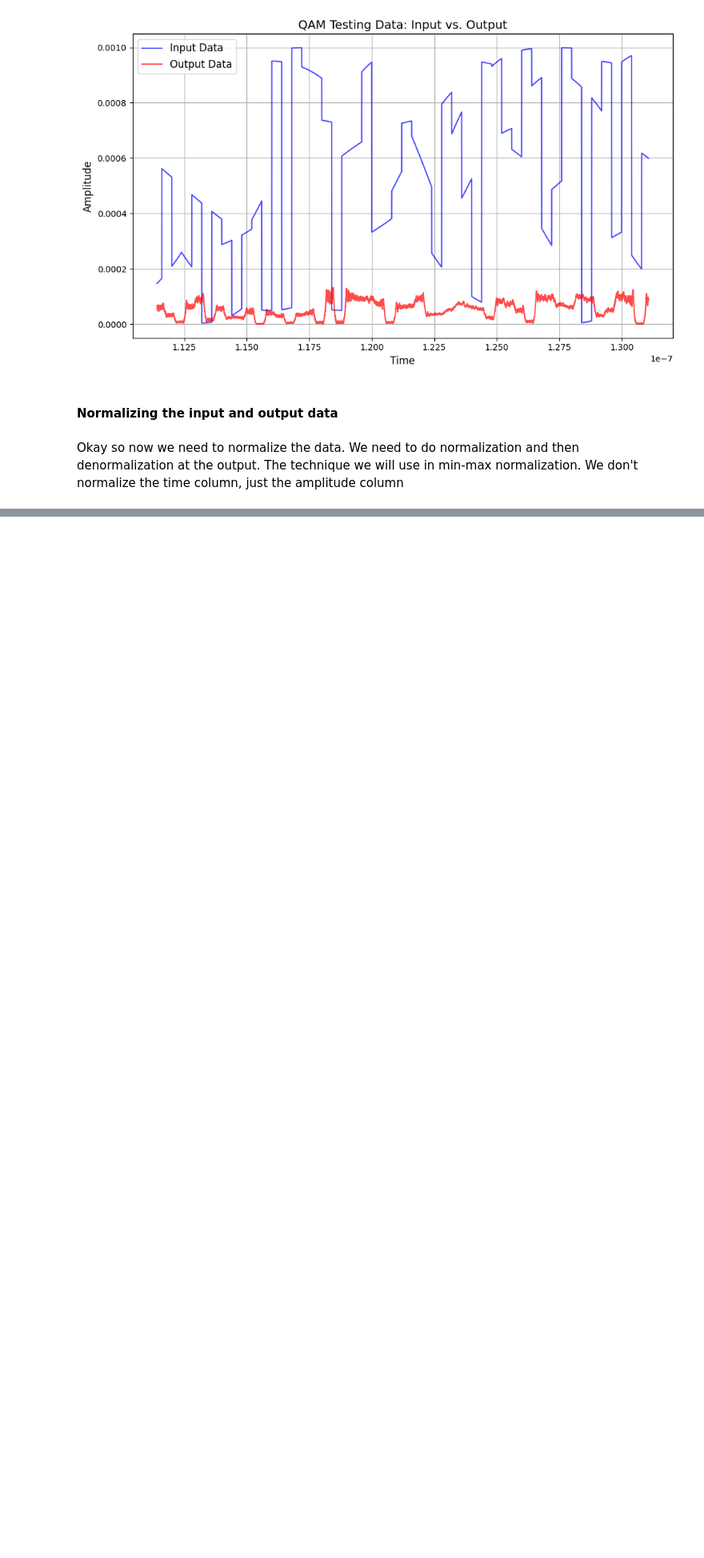
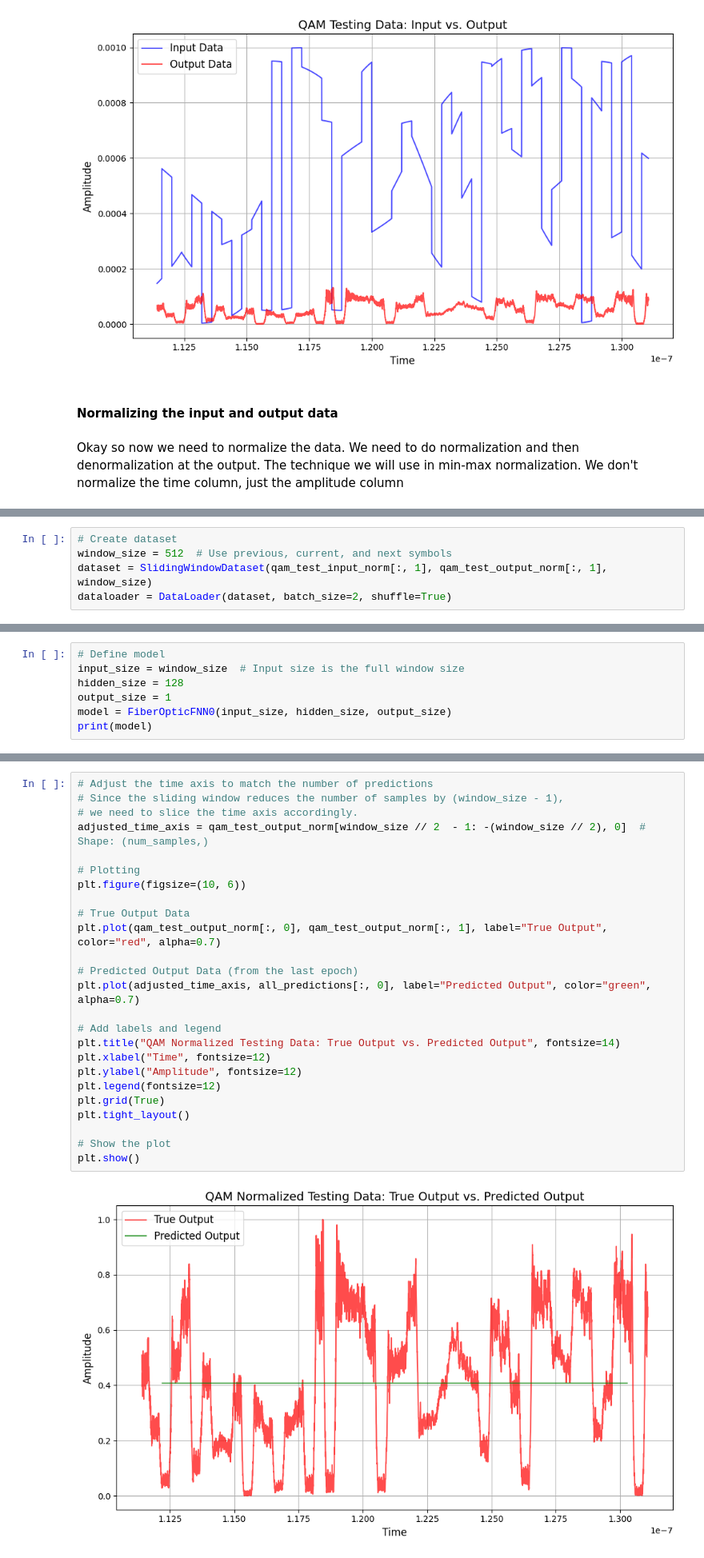
Before and after one commit to charliegil/Capstone, a Jupyter notebook: Tom/Channel_Modelling.ipynb, the cells around one changed output, grey strips where cells are left out. Shown at 80% size. Drawn from its saved outputs; the diff is of its cells as text; blank space fills up the shorter version.

```diff
--- a/Tom/Channel_Modelling.ipynb
+++ b/Tom/Channel_Modelling.ipynb
@@ -184,0 +246,5 @@ Normalized Output: [[1.11409375e-07 5.09155759e-01]
+# %%
+# Create dataset
+window_size = 512  # Use previous, current, and next symbols
+dataset = SlidingWindowDataset(qam_test_input_norm[:, 1], qam_test_output_norm[:, 1], window_size)
+dataloader = DataLoader(dataset, batch_size=2, shuffle=True)
@@ -184,0 +333,7 @@ Normalized Output: [[1.11409375e-07 5.09155759e-01]
+# %%
+# Define model
+input_size = window_size  # Input size is the full window size
+hidden_size = 128
+output_size = 1
+model = FiberOpticFNN0(input_size, hidden_size, output_size)
+print(model)
@@ -184,0 +392,27 @@ Normalized Output: [[1.11409375e-07 5.09155759e-01]
+# %%
+# Adjust the time axis to match the number of predictions
+# Since the sliding window reduces the number of samples by (window_size - 1),
+# we need to slice the time axis accordingly.
+adjusted_time_axis = qam_test_output_norm[window_size // 2  - 1: -(window_size // 2), 0]  # Shape: (num_samples,)
+
+# Plotting
+plt.figure(figsize=(10, 6))
+
+# True Output Data
+plt.plot(qam_test_output_norm[:, 0], qam_test_output_norm[:, 1], label="True Output", color="red", alpha=0.7)
+
+# Predicted Output Data (from the last epoch)
+plt.plot(adjusted_time_axis, all_predictions[:, 0], label="Predicted Output", color="green", alpha=0.7)
+
+# Add labels and legend
+plt.title("QAM Normalized Testing Data: True Output vs. Predicted Output", fontsize=14)
+plt.xlabel("Time", fontsize=12)
+plt.ylabel("Amplitude", fontsize=12)
+plt.legend(fontsize=12)
+plt.grid(True)
+plt.tight_layout()
+
+# Show the plot
+plt.show()
+# %% [output]
+[figure, added]
```
Also changed, not shown: parts of 14 cells of this notebook, 4 other files.
